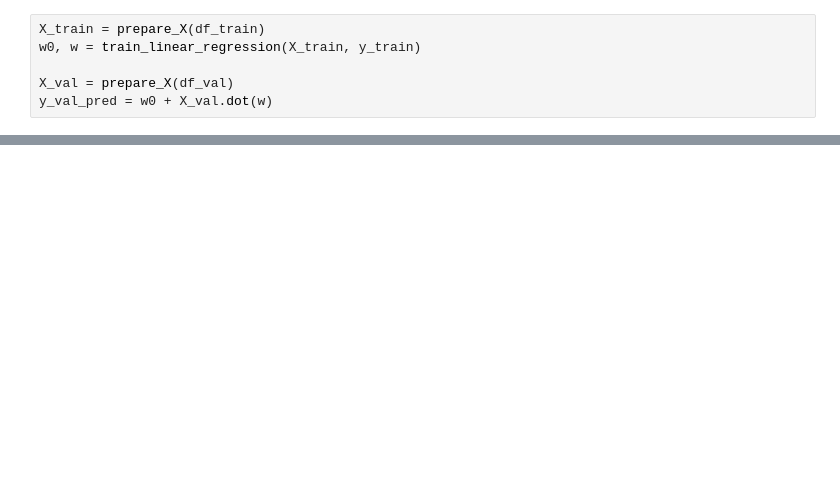
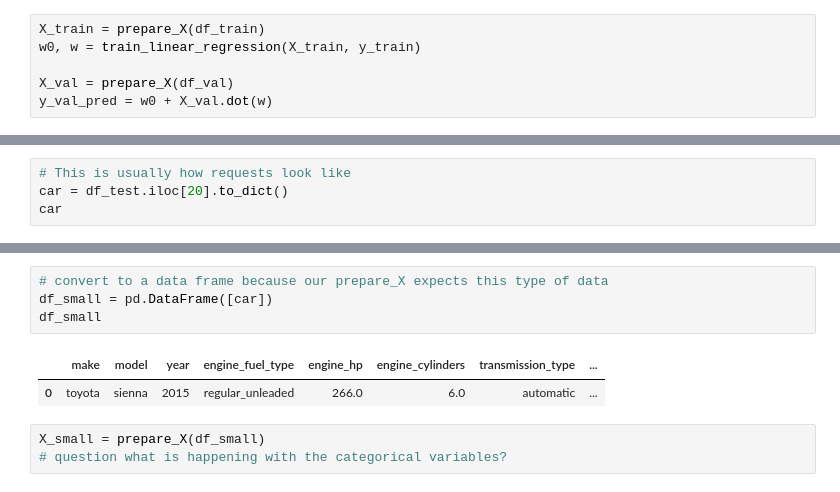
Before and after one commit to sofi-gt/mlzoomcamp, a Jupyter notebook: week_02/regression.ipynb, the cells around one changed output, grey strips where cells are left out. Cells and saved outputs as stored; diff of their text form; blank space fills up the shorter version.

```diff
--- a/week_02/regression.ipynb
+++ b/week_02/regression.ipynb
@@ -530,0 +838,4 @@ ValueError: operands could not be broadcast together with shapes (2382,) (7150,)
+# %%
+# This is usually how requests look like
+car = df_test.iloc[20].to_dict()
+car
@@ -530,0 +858,10 @@ ValueError: operands could not be broadcast together with shapes (2382,) (7150,)
+# %%
+# convert to a data frame because our prepare_X expects this type of data
+df_small = pd.DataFrame([car])
+df_small
+# %% [output]
+|  | make | model | year | engine_fuel_type | engine_hp | engine_cylinders | transmission_type | ... |
+| 0 | toyota | sienna | 2015 | regular_unleaded | 266.0 | 6.0 | automatic | ... |
+# %%
+X_small = prepare_X(df_small)
+# question what is happening with the categorical variables?
```
Also changed, not shown: parts of 64 cells of this notebook.
